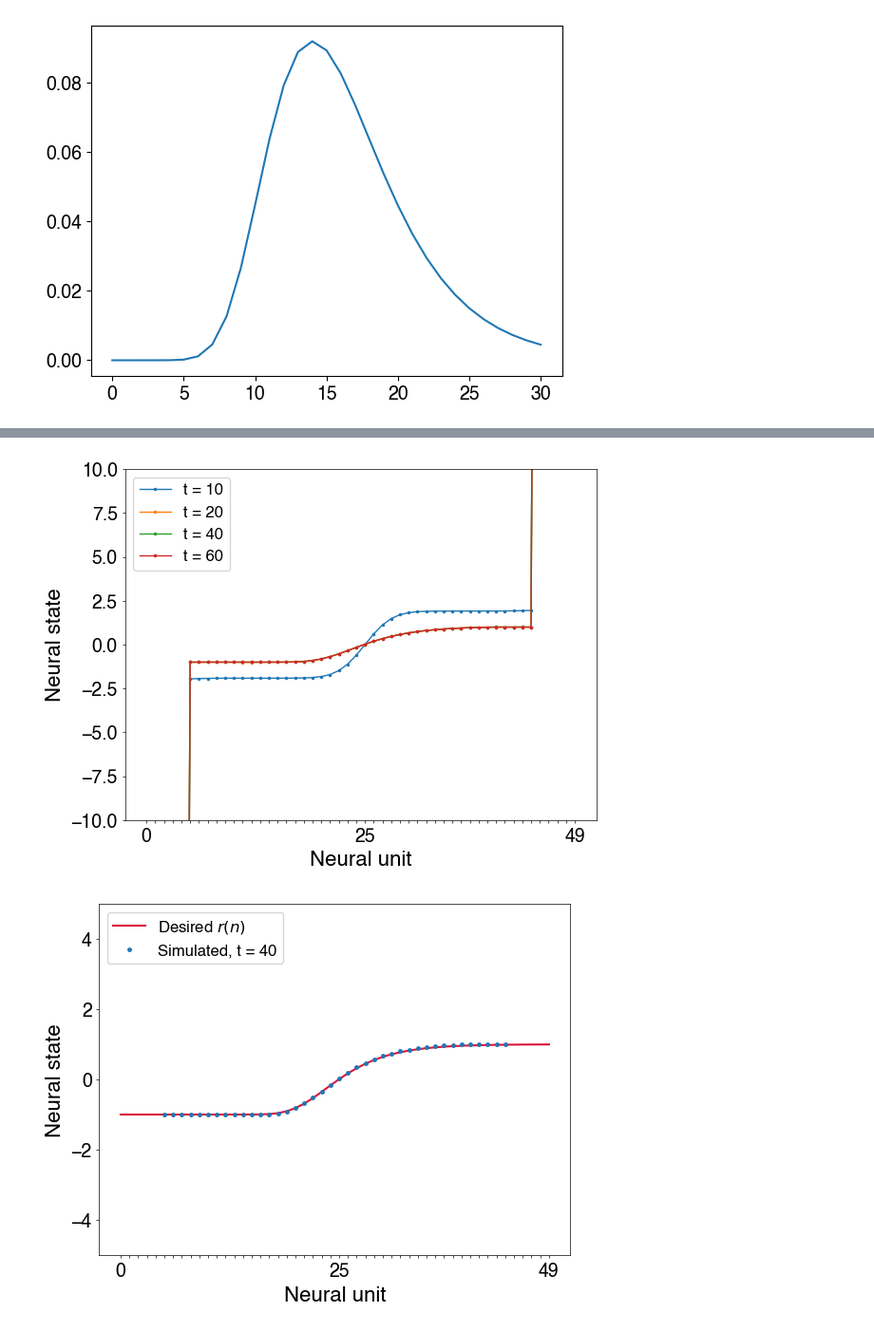
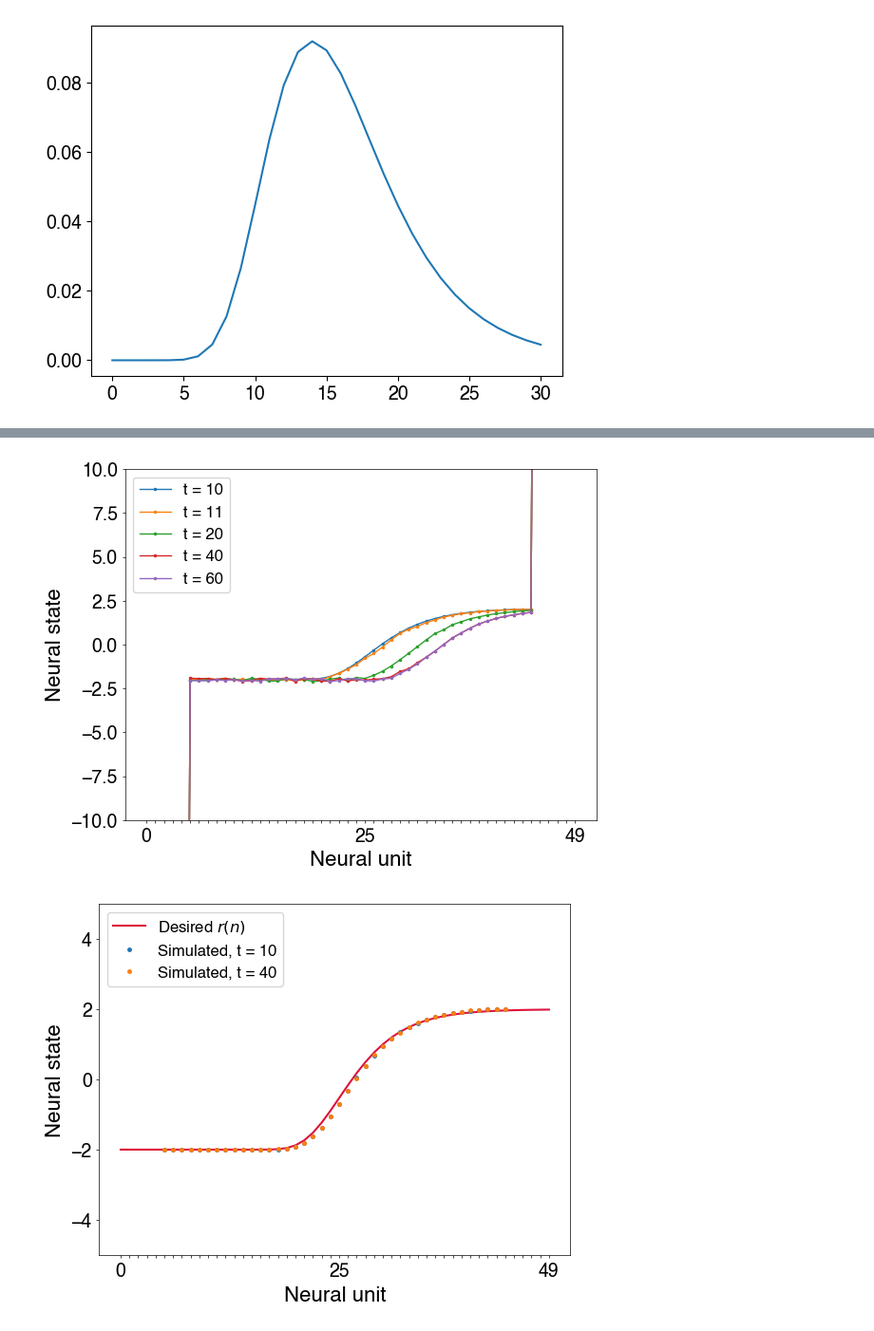
Before and after one commit to Collective-Logic-Lab/laplace-decisions, a Jupyter notebook: develop-exponential-decay-translation.ipynb, the cells around one changed output, grey strips where cells are left out. Shown at 95% size. Drawn from its saved outputs; the diff is of its cells as text; code cells hidden in the pictures.

Commit message:
fix find_edge_state and findFixedPoint to work with step function nonlinearity

```diff
--- a/develop-exponential-decay-translation.ipynb
+++ b/develop-exponential-decay-translation.ipynb
@@ -31,16 +34,14 @@ def desiredBumpRates(n,t,delta_z=delta_z,n_0=n_0):
 Npopulation = 50 # number of units in each population
 # delta_z is the conversion unit from distance measured in number of neurons
 # to the relevant output variable z (effectively set to 1 for 231117 plots)
-delta_z = 1./4. #0.5 #1
 # constant interaction strength between neighbors
 J = 2
 # constant interaction from edge neurons to corresponding bump neurons
 J_edge_bump = 1
 # strength of feedback from bump to edge neurons varies with n
 t_0 = 10. #10. #1. (1. used for 231117 plots) #0.1 #0.5
-n_0 = 25 # *** 15 # 25 (25 used for 231117 plots)
-J_bump_edge_max = 10 # to avoid instability
-J_bump_edge_scale_factor = 0. # *** 1 #2 #0.1 #0.5 #0.9 (0.9 used for 231117 plots)
+J_bump_edge_max = 0.1 #10 # to avoid instability
+J_bump_edge_scale_factor = 1 #2 #0.1 #0.5 #0.9 (0.9 used for 231117 plots)
 J_bump_edge = [ -J_bump_edge_scale_factor*min(1./t_0*1./delta_z*np.exp(-delta_z*(n-n_0)),
                                               J_bump_edge_max) for n in range(Npopulation) ]
 kernel_width = 2 #1 # 0.1 # (set to default 2 for 231117 plots)
@@ -55,9 +56,11 @@ net = laplace_network(Npopulation,J,
 # 2024/1/23 try replacing edge interaction kernel to give the desired steady state given the
 # step-function nonlinearity
 # TO DO: CHECK t_0 here.  I set it to 1---is this right?
-net.edge_Jmat = 1*interaction_matrix_from_kernel([desiredBumpRates(30-n,1,n_0=14) for n in range(31)],Npopulation)
+net.edge_Jmat = J*interaction_matrix_from_kernel([desiredBumpRates(30-n,1,n_0=14) for n in range(31)],Npopulation)
 net.Jmat = np.block([[net.edge_Jmat, net.bump_edge_Jmat],
                      [net.edge_bump_Jmat, net.bump_Jmat]])
+net.Jmat_no_feedback = np.block([[net.edge_Jmat, np.zeros((Npopulation,Npopulation))],
+                                 [net.edge_bump_Jmat, net.bump_Jmat]])
 # %%
 plt.plot([desiredBumpRates(n,1,n_0=14) for n in range(31)])
 # %% [output]
@@ -73,7 +76,12 @@ delta_t = 0.001 #0.001
 seed = 12345
 
 # start with edge state at location n_0 at time t_0
-edge_state = net.find_edge_state(n_0)
+edge_t = 1
+initial_guess_edge = net.J*(2*desiredEdgeRates(np.arange(0,Npopulation),edge_t,delta_z=delta_z,n_0=n_0)-1)
+#initial_guess_edge += net.inputExt[:Npopulation]
+edge_state = net.find_edge_state(n_0,
+                                 initial_guess_edge=initial_guess_edge,
+                                 method='minimize')
 
 # simulate dynamics
 states = net.simulate_dynamics(edge_state,
@@ -94,7 +109,7 @@ def nice_neuron_xlabels(Npopulation):
     defaultFigure.makePretty()
 # %%
 # 2024/1/23 debugging step-function simulation
-for t in [10,20,40,60]:
+for t in [10,11,20,40,60]:
     plt.plot(states.loc[t]['Neuron 0':'Neuron {}'.format(Npopulation-1)],
              '.-',label="t = {}".format(t),lw=1,ms=3)
 plt.axis(ymin=-10,ymax=+10)
@@ -103,25 +118,25 @@ plt.xlabel('Neural unit')
 plt.ylabel('Neural state')
 nice_neuron_xlabels(Npopulation)
 # %% [output]
-[figure, old version]
+[figure, new version]
 # %%
 nList = np.arange(0,Npopulation)
 t = 20 #1 #20
-plt.plot(nList,2*desiredEdgeRates(nList,t,delta_z=1/4,n_0=11.5)-1,
+plt.plot(nList,net.J*(2*desiredEdgeRates(nList,edge_t,delta_z=1/4,n_0=n_0)-1),
          label='Desired $r(n)$',
          color='crimson')
 
-t = 40
-plt.plot(states.loc[t]['Neuron 0':'Neuron {}'.format(Npopulation-1)],
-             '.',label="Simulated, t = {}".format(t),lw=1,ms=5)
+for t in [10,40,]:
+    plt.plot(states.loc[t]['Neuron 0':'Neuron {}'.format(Npopulation-1)],
+                 '.',label="Simulated, t = {}".format(t),lw=1,ms=5)
 plt.axis(ymin=-5,ymax=+5)
 plt.legend()
 plt.xlabel('Neural unit')
 plt.ylabel('Neural state')
 nice_neuron_xlabels(Npopulation)
 
 # plt.plot(nList,desiredBumpRates(nList,t,delta_z=1/2),
 #          label='Desired $dr(n)/dn$',
 #          color='crimson',ls='--')
 # %% [output]
-[figure, old version]
+[figure, new version]
```
Also changed, not shown: parts of 3 cells of this notebook, 2 other files.
